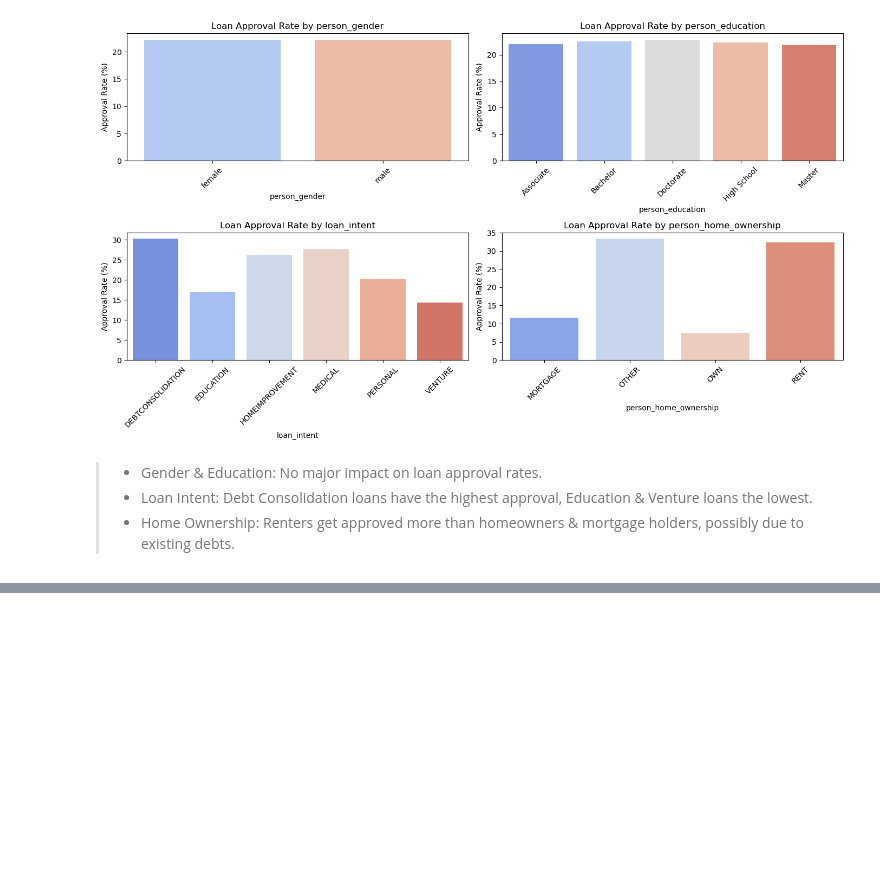
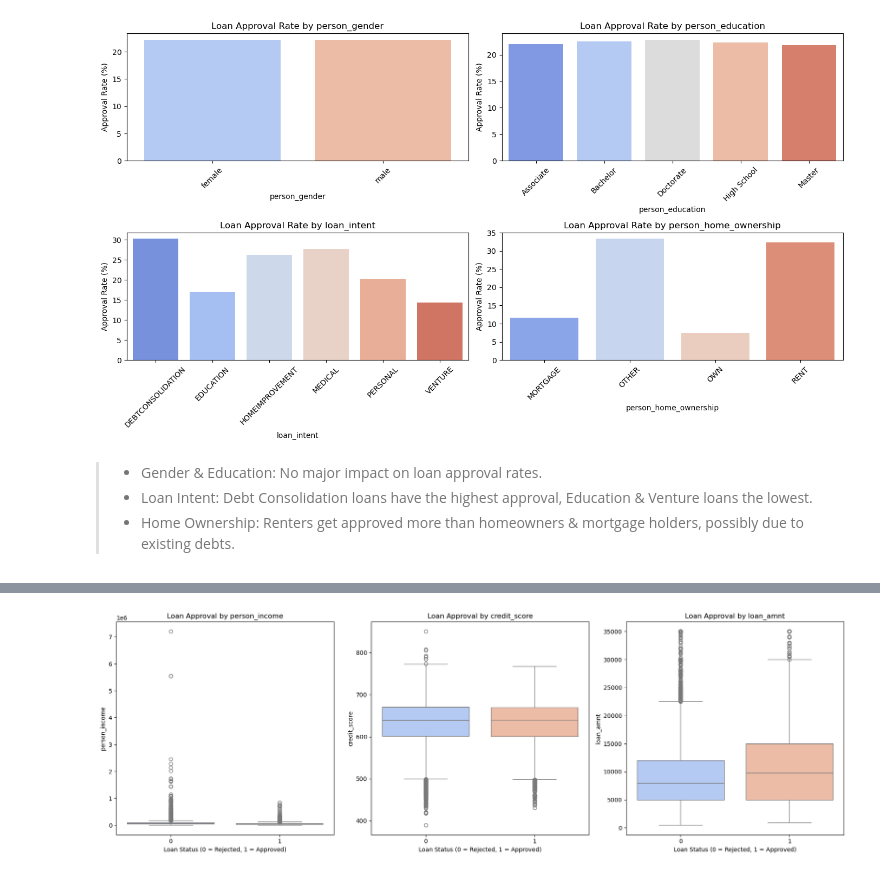
Before and after one commit to khan-asim-88/Loan-Approval-Prediction-Using-Machine-Learning, a Jupyter notebook: Loan_Approval_Prediction.ipynb, the cells around one changed output, grey strips where cells are left out. Drawn from its saved outputs; the diff is of its cells as text; code cells hidden in the pictures; blank space fills up the shorter version.

```diff
--- a/Loan_Approval_Prediction.ipynb
+++ b/Loan_Approval_Prediction.ipynb
@@ -97,0 +118,19 @@ plot_loan_approval_rates(loan_data, categorical_features)
+# %%
+# Bivariate Analysis
+# Box Plots for Income, Credit Score, and Loan Amount
+
+def plot_box_plots(df, numerical_cols):
+    plt.figure(figsize=(18, 6))
+    for i, col in enumerate(numerical_cols, 1):
+        plt.subplot(1, 3, i)
+        sns.boxplot(x='loan_status', y=df[col], data=df, hue='loan_status', palette='coolwarm', legend=False)
+        plt.title(f'Loan Approval by {col}')
+        plt.xlabel('Loan Status (0 = Rejected, 1 = Approved)')
+        plt.ylabel(col)
+    plt.tight_layout()
+    plt.show()
+# %%
+numerical_features = ['person_income', 'credit_score', 'loan_amnt']
+plot_box_plots(loan_data, numerical_features)
+# %% [output]
+[figure, added]
```
Also changed, not shown: parts of 10 cells of this notebook.
